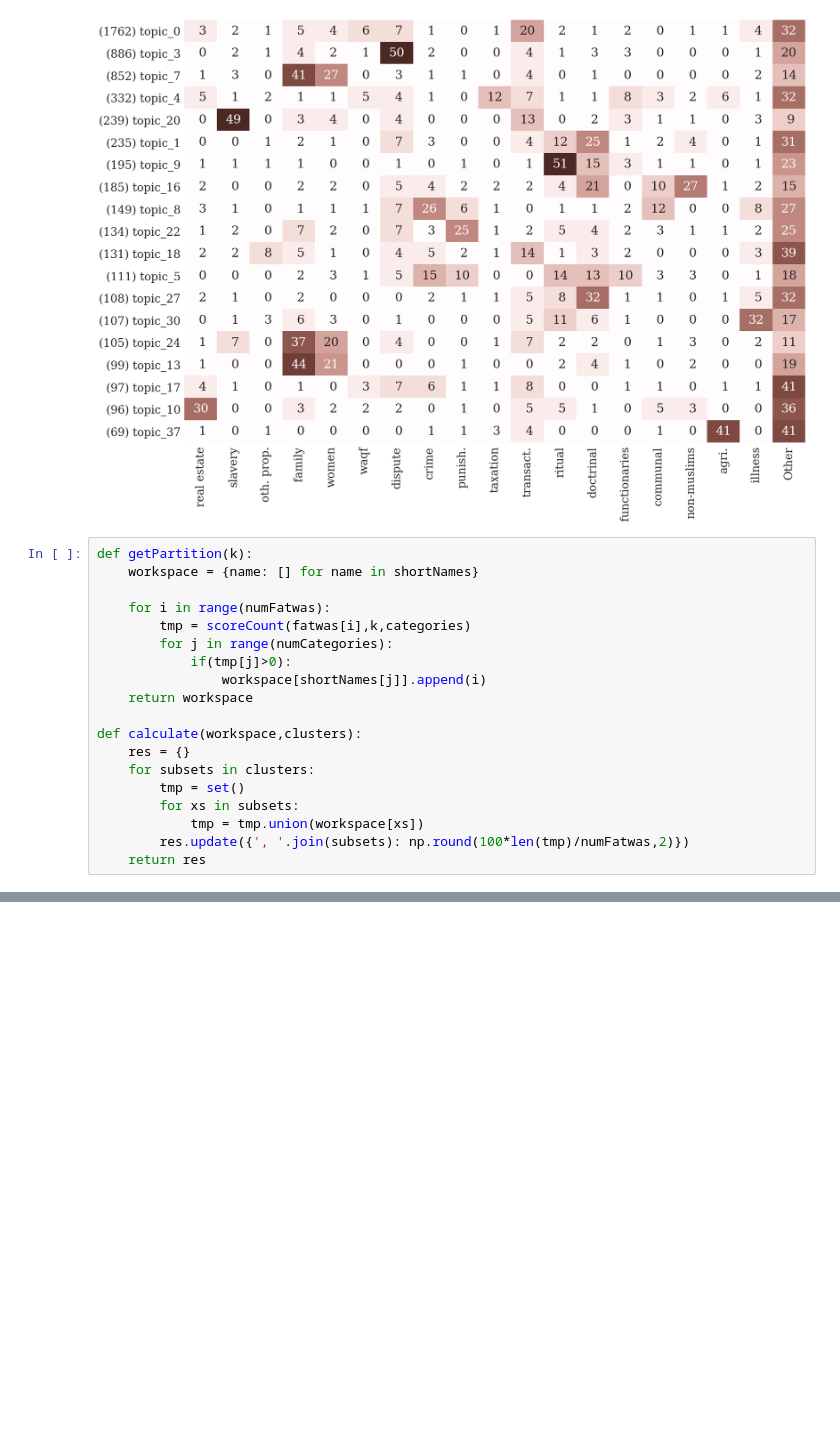
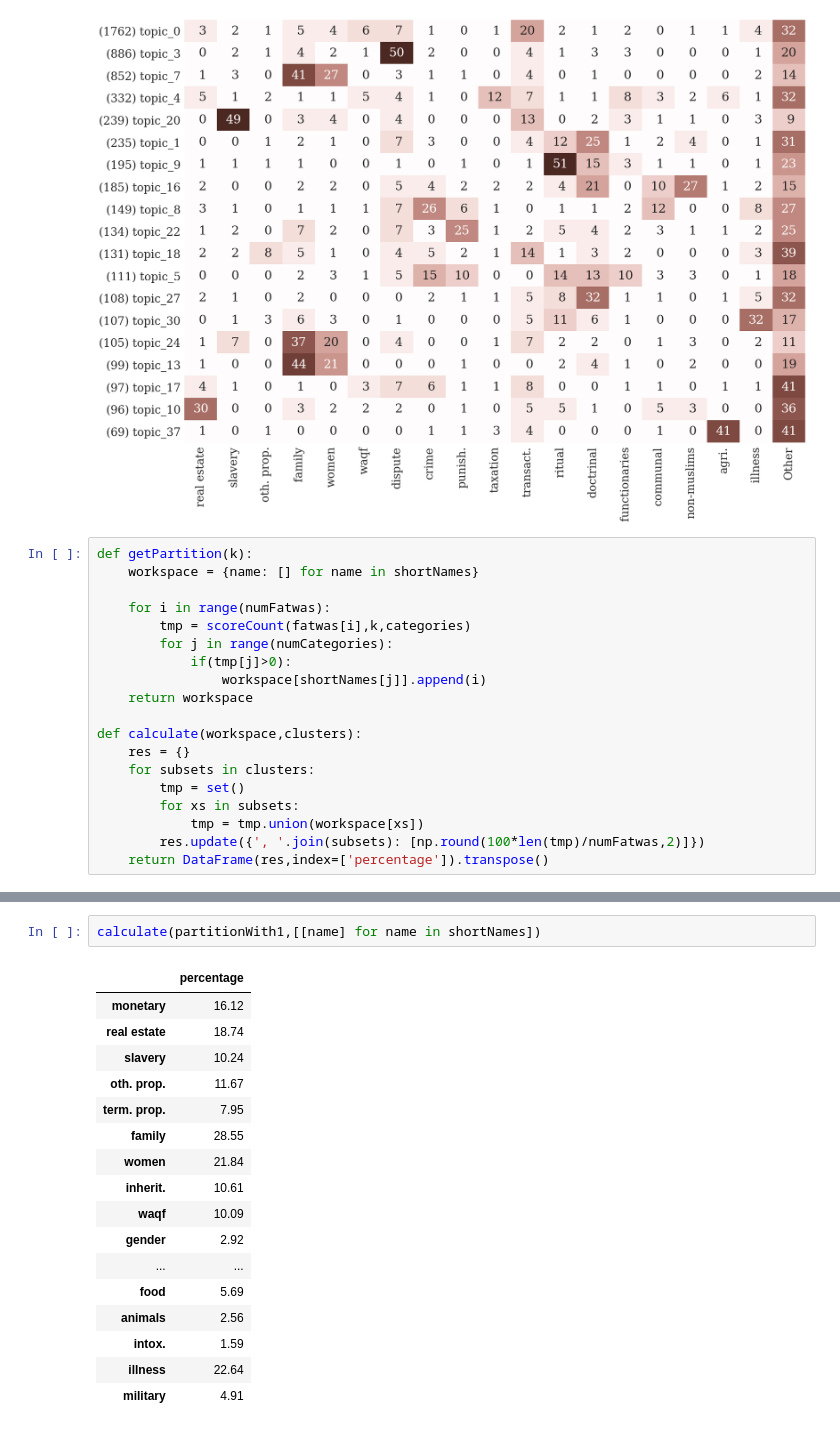
Before and after one commit to kaygun/Semantic_Mapping, a Jupyter notebook: notebooks/all-computations.ipynb, the cells around one changed output, grey strips where cells are left out. Cells and saved outputs as stored; diff of their text form; blank space fills up the shorter version.

Commit message:
Tables updated

```diff
--- a/notebooks/all-computations.ipynb
+++ b/notebooks/all-computations.ipynb
@@ -307,8 +307,8 @@ def calculate(workspace,clusters):
         tmp = set()
         for xs in subsets:
             tmp = tmp.union(workspace[xs])
-        res.update({', '.join(subsets): np.round(100*len(tmp)/numFatwas,2)})
-    return res
+        res.update({', '.join(subsets): [np.round(100*len(tmp)/numFatwas,2)]})
+    return DataFrame(res,index=['percentage']).transpose()
 # %%
 partitionWith1 = getPartition(1)
 
@@ -345,0 +348,20 @@ calculate(partitionWith3,[['animals','oth. prop.'],
+# %%
+calculate(partitionWith1,[[name] for name in shortNames])
+# %% [output]
+|  | percentage |
+| monetary | 16.12 |
+| real estate | 18.74 |
+| slavery | 10.24 |
+| oth. prop. | 11.67 |
+| term. prop. | 7.95 |
+| family | 28.55 |
+| women | 21.84 |
+| inherit. | 10.61 |
+| waqf | 10.09 |
+| gender | 2.92 |
+| ... | ... |
+| food | 5.69 |
+| animals | 2.56 |
+| intox. | 1.59 |
+| illness | 22.64 |
+| military | 4.91 |
```
Also changed, not shown: parts of 2 cells of this notebook.
